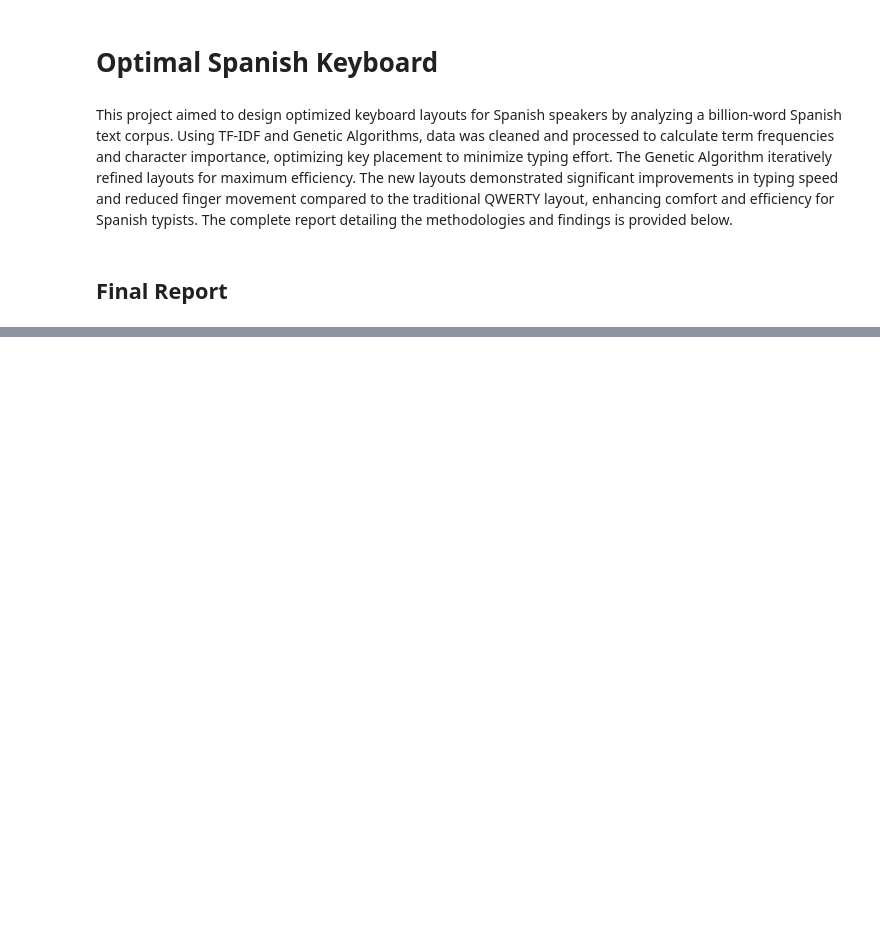
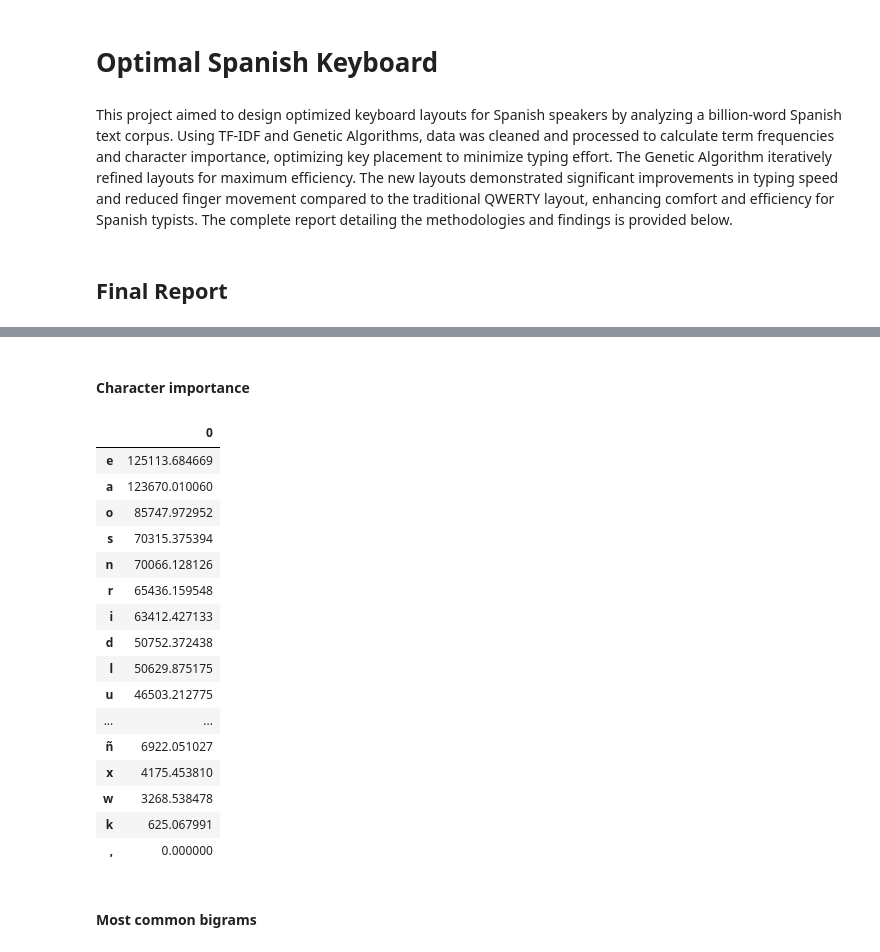
Before and after one commit to raquelovadia/raquelovadia.github.io, a Jupyter notebook: _sources/docs/CX4240.ipynb, the cells around one changed output, grey strips where cells are left out. Drawn from its saved outputs; the diff is of its cells as text; code cells hidden in the pictures; blank space fills up the shorter version.

```diff
--- a/_sources/docs/CX4240.ipynb
+++ b/_sources/docs/CX4240.ipynb
@@ -11,0 +108,25 @@ IFrame("../_static/Optimal Spanish Keyboard.pdf", width=790, height=1000)
+# %% [markdown]
+#### Character importance
+# %%
+character_importance = pd.DataFrame(tf_idf_matrix.sum(axis=1)).sort_values(by = 0, ascending = False)
+character_importance
+# %% [output]
+|  | 0 |
+| e | 125113.684669 |
+| a | 123670.010060 |
+| o | 85747.972952 |
+| s | 70315.375394 |
+| n | 70066.128126 |
+| r | 65436.159548 |
+| i | 63412.427133 |
+| d | 50752.372438 |
+| l | 50629.875175 |
+| u | 46503.212775 |
+| ... | ... |
+| ñ | 6922.051027 |
+| x | 4175.453810 |
+| w | 3268.538478 |
+| k | 625.067991 |
+| , | 0.000000 |
+# %% [markdown]
+#### Most common bigrams
```
Also changed, not shown: parts of 39 cells of this notebook, 33 other files.
